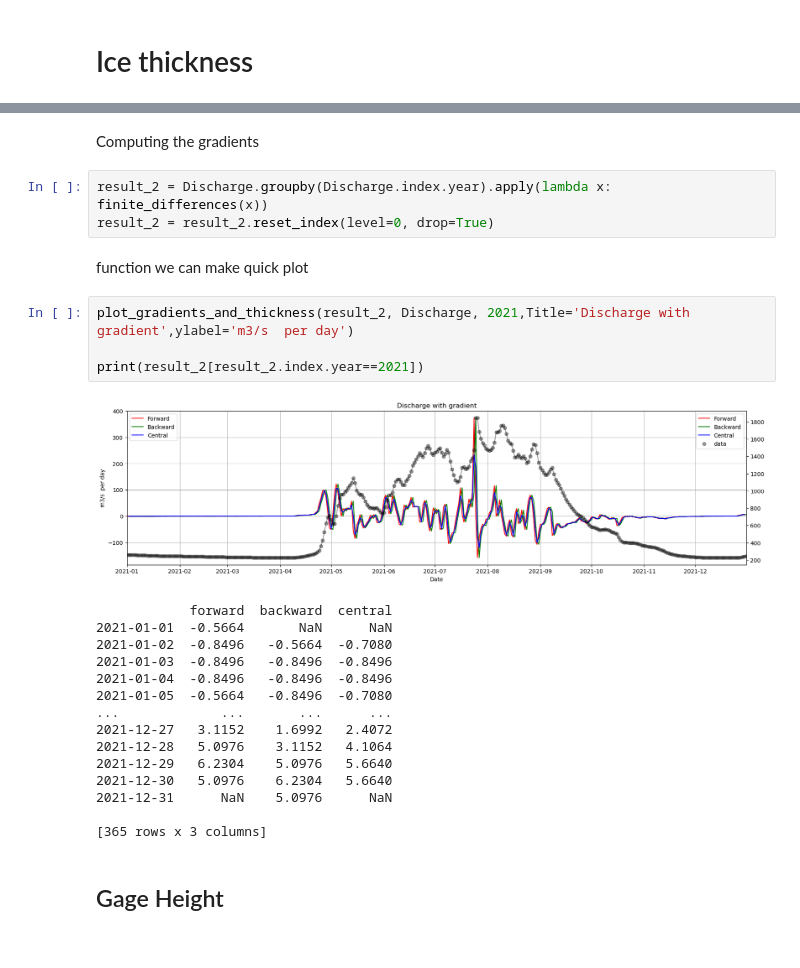
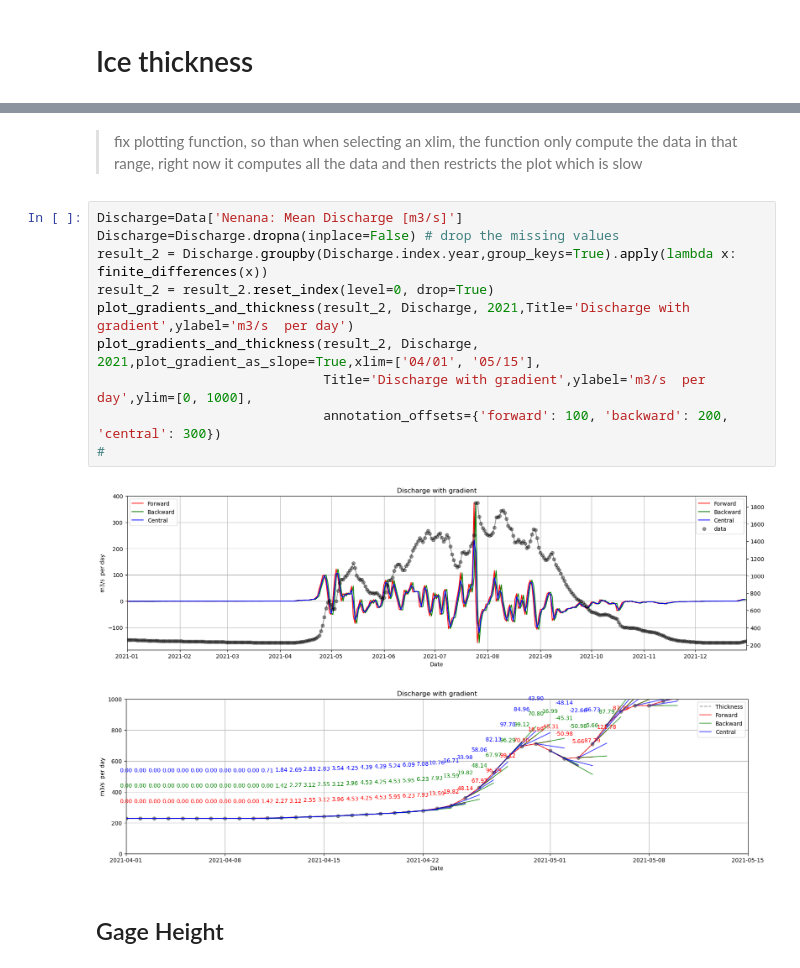
Before and after one commit to iceclassic/mude, a Jupyter notebook: book/Q1-Content/w3_gradient.ipynb, the cells around one changed output, grey strips where cells are left out. Saved outputs shown, nothing was run; the diff lists cells and outputs as text.

```diff
--- a/book/Q1-Content/w3_gradient.ipynb
+++ b/book/Q1-Content/w3_gradient.ipynb
@@ -265,30 +294,18 @@ plt.show()
-# %% [markdown]
-Computing the gradients
-# %%
-result_2 = Discharge.groupby(Discharge.index.year).apply(lambda x: finite_differences(x))
-result_2 = result_2.reset_index(level=0, drop=True)
-# %% [markdown]
-function we can make quick plot
-# %%
-plot_gradients_and_thickness(result_2, Discharge, 2021,Title='Discharge with gradient',ylabel='m3/s  per day')
-
-print(result_2[result_2.index.year==2021])
-# %% [output]
-[figure, removed]
-            forward  backward  central
-2021-01-01  -0.5664       NaN      NaN
-2021-01-02  -0.8496   -0.5664  -0.7080
-2021-01-03  -0.8496   -0.8496  -0.8496
-2021-01-04  -0.8496   -0.8496  -0.8496
-2021-01-05  -0.5664   -0.8496  -0.7080
-...             ...       ...      ...
-2021-12-27   3.1152    1.6992   2.4072
-2021-12-28   5.0976    3.1152   4.1064
-2021-12-29   6.2304    5.0976   5.6640
-2021-12-30   5.0976    6.2304   5.6640
-2021-12-31      NaN    5.0976      NaN
-
-[365 rows x 3 columns]
+# %% [markdown]
+>  fix plotting function, so than  when selecting an xlim, the function only compute the data in that range, right now it computes all the data and then restricts the plot which is slow
+# %%
+Discharge=Data['Nenana: Mean Discharge [m3/s]']
+Discharge=Discharge.dropna(inplace=False) # drop the missing values
+result_2 = Discharge.groupby(Discharge.index.year,group_keys=True).apply(lambda x: finite_differences(x))
+result_2 = result_2.reset_index(level=0, drop=True)
+plot_gradients_and_thickness(result_2, Discharge, 2021,Title='Discharge with gradient',ylabel='m3/s  per day')
+plot_gradients_and_thickness(result_2, Discharge, 2021,plot_gradient_as_slope=True,xlim=['04/01', '05/15'],
+                             Title='Discharge with gradient',ylabel='m3/s  per day',ylim=[0, 1000],
+                             annotation_offsets={'forward': 100, 'backward': 200, 'central': 300})
+#
+# %% [output]
+[figure, added]
+[figure, added]
 # %% [markdown]
 ## Gage Height
 # %%
```
Also changed, not shown: parts of 10 cells of this notebook, 1 other file.
